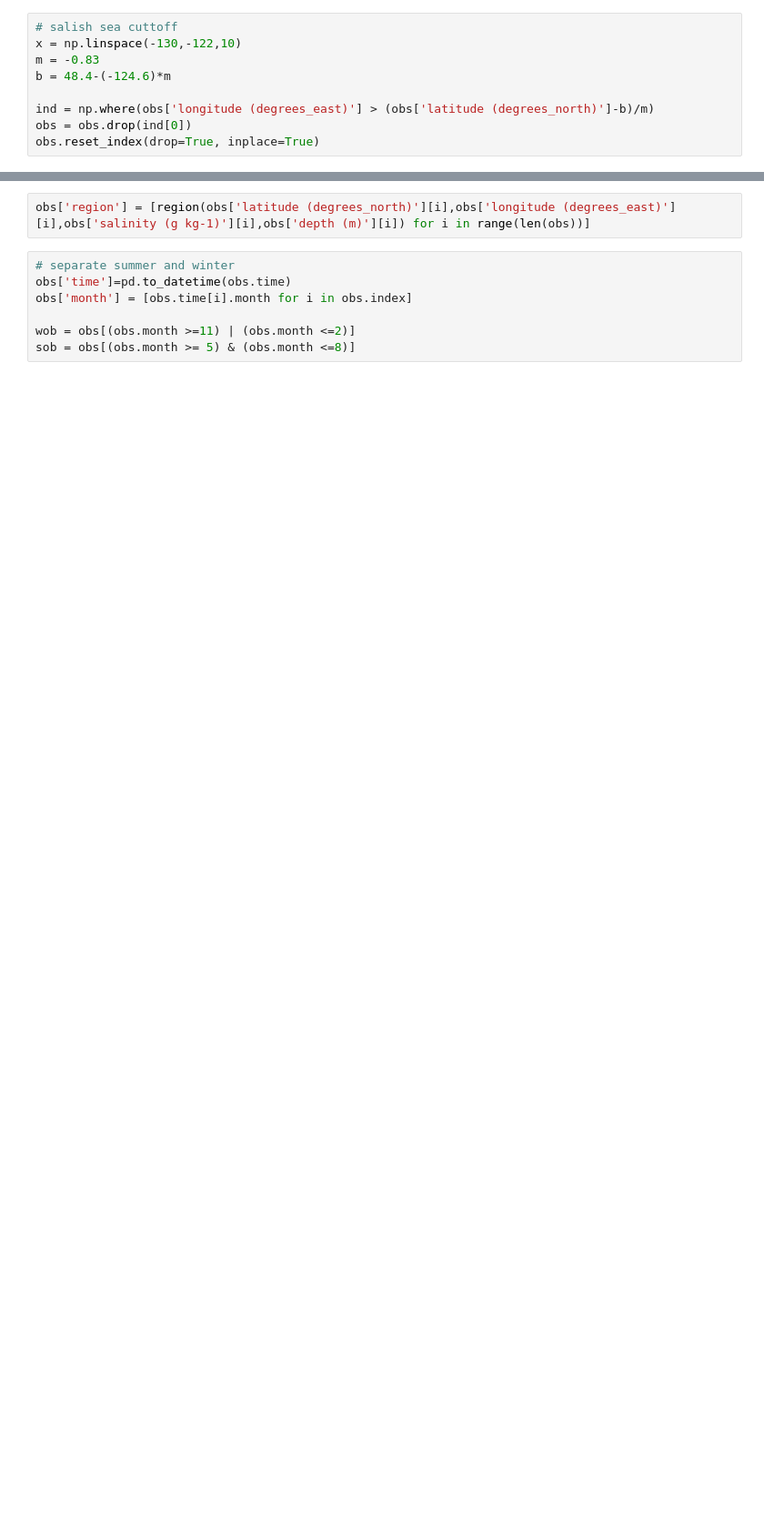
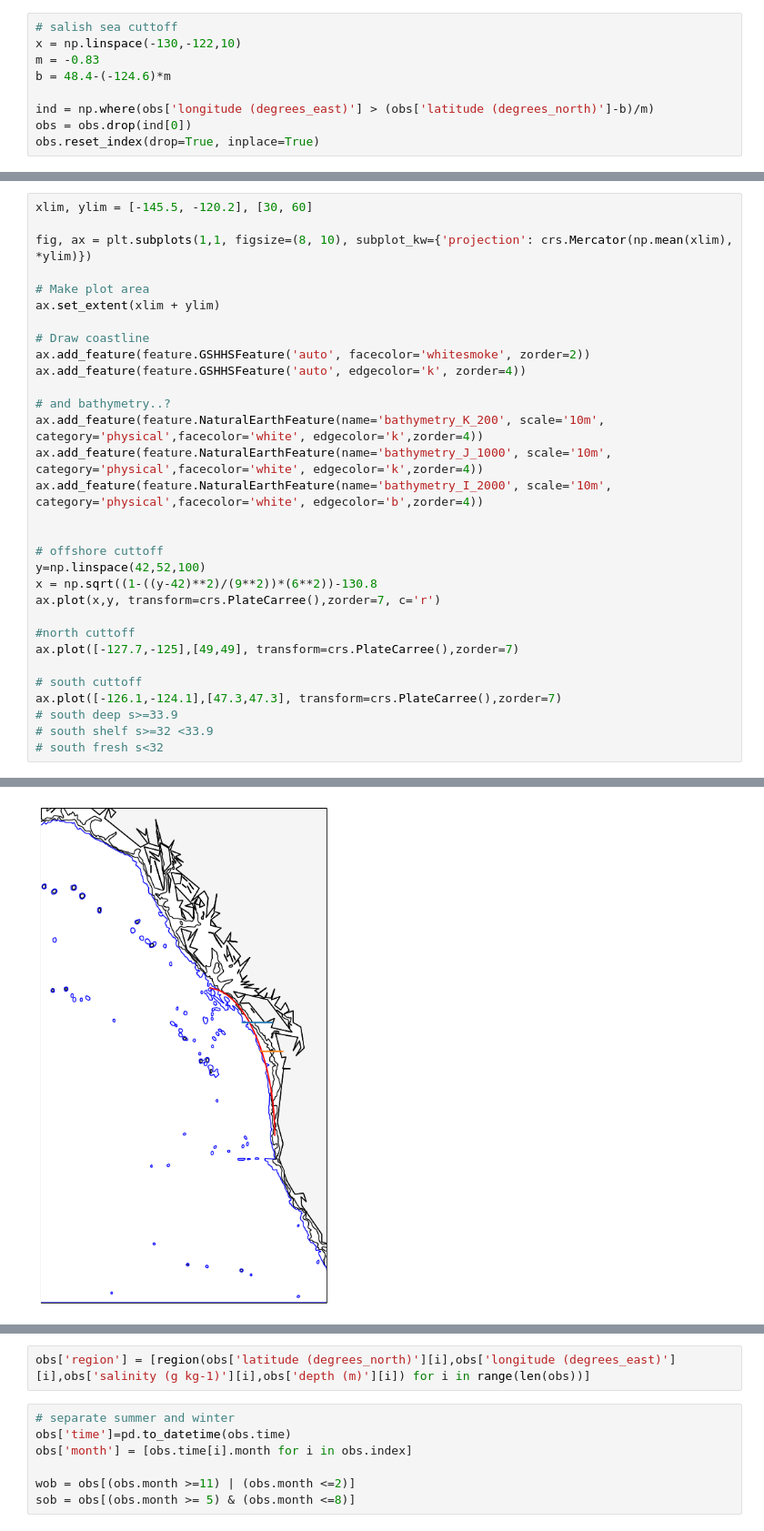
Before and after one commit to UBC-MOAD/analysis-becca, a Jupyter notebook: LiveOcean/tracers/wm_obs.ipynb, the cells around one changed output, grey strips where cells are left out. Shown at 91% size. Cells and saved outputs as stored; diff of their text form; blank space fills up the shorter version.

```diff
--- a/LiveOcean/tracers/wm_obs.ipynb
+++ b/LiveOcean/tracers/wm_obs.ipynb
@@ -57,0 +51,32 @@ ax.plot([-126.1,-124.1],[47.3,47.3])
+# %%
+xlim, ylim = [-145.5, -120.2], [30, 60]
+
+fig, ax = plt.subplots(1,1, figsize=(8, 10), subplot_kw={'projection': crs.Mercator(np.mean(xlim), *ylim)})
+
+# Make plot area
+ax.set_extent(xlim + ylim)
+
+# Draw coastline
+ax.add_feature(feature.GSHHSFeature('auto', facecolor='whitesmoke', zorder=2))
+ax.add_feature(feature.GSHHSFeature('auto', edgecolor='k', zorder=4))
+
+# and bathymetry..?
+ax.add_feature(feature.NaturalEarthFeature(name='bathymetry_K_200', scale='10m', category='physical',facecolor='white', edgecolor='k',zorder=4))
+ax.add_feature(feature.NaturalEarthFeature(name='bathymetry_J_1000', scale='10m', category='physical',facecolor='white', edgecolor='k',zorder=4))
+ax.add_feature(feature.NaturalEarthFeature(name='bathymetry_I_2000', scale='10m', category='physical',facecolor='white', edgecolor='b',zorder=4))
+
+
+# offshore cuttoff
+y=np.linspace(42,52,100)
+x = np.sqrt((1-((y-42)**2)/(9**2))*(6**2))-130.8
+ax.plot(x,y, transform=crs.PlateCarree(),zorder=7, c='r')
+
+#north cuttoff
+ax.plot([-127.7,-125],[49,49], transform=crs.PlateCarree(),zorder=7)
+
+# south cuttoff
+ax.plot([-126.1,-124.1],[47.3,47.3], transform=crs.PlateCarree(),zorder=7)
+# south deep s>=33.9
+# south shelf s>=32 <33.9
+# south fresh s<32
+# %% [output]
@@ -57,0 +88 @@ ax.plot([-126.1,-124.1],[47.3,47.3])
+[figure, added]
```
Also changed, not shown: parts of 24 cells of this notebook, 2 other files.
